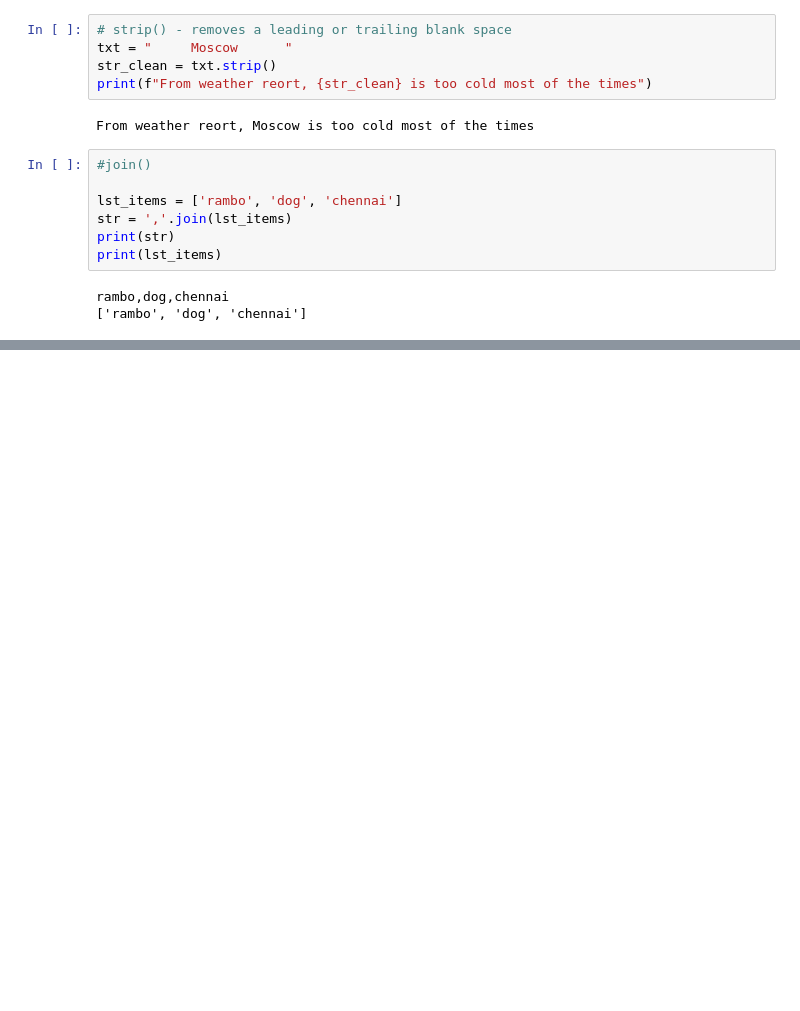
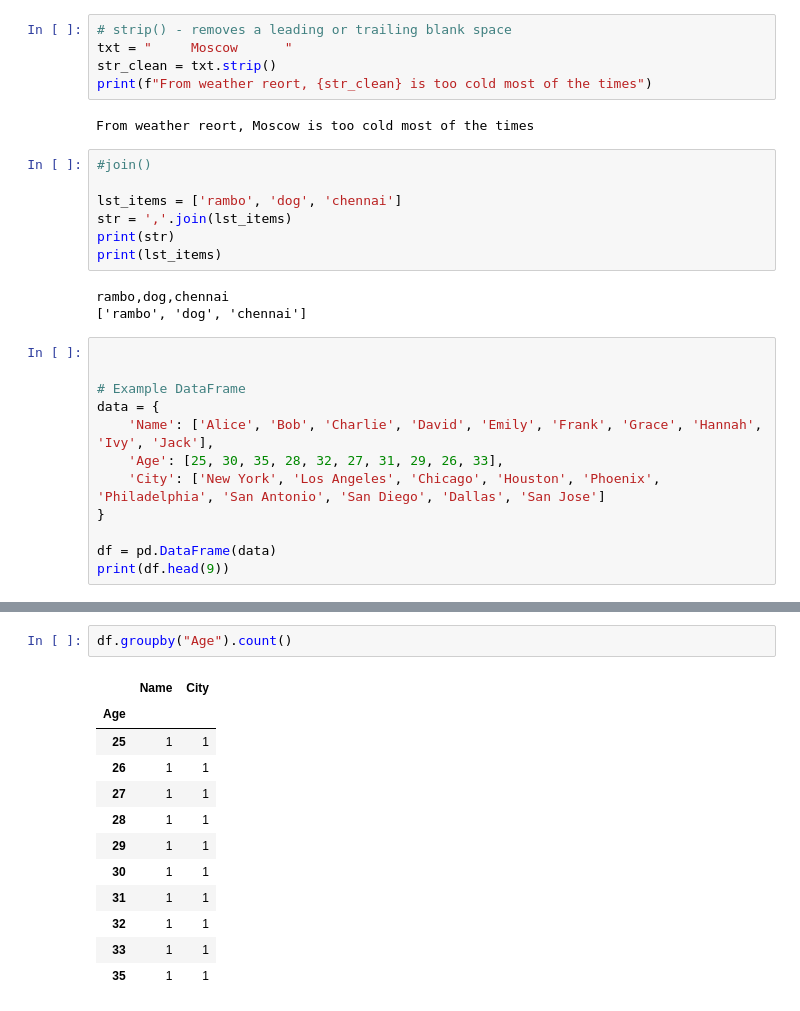
Before and after one commit to sivasamy1/data_analytics, a Jupyter notebook: CS1.ipynb, the cells around one changed output, grey strips where cells are left out. Drawn from its saved outputs; the diff is of its cells as text; blank space fills up the shorter version.

```diff
--- a/CS1.ipynb
+++ b/CS1.ipynb
@@ -161,3 +162,15 @@ print(lst_items)
 # %% [output]
 rambo,dog,chennai
 ['rambo', 'dog', 'chennai']
+# %%
+
+
+# Example DataFrame
+data = {
+    'Name': ['Alice', 'Bob', 'Charlie', 'David', 'Emily', 'Frank', 'Grace', 'Hannah', 'Ivy', 'Jack'],
+    'Age': [25, 30, 35, 28, 32, 27, 31, 29, 26, 33],
+    'City': ['New York', 'Los Angeles', 'Chicago', 'Houston', 'Phoenix', 'Philadelphia', 'San Antonio', 'San Diego', 'Dallas', 'San Jose']
+}
+
+df = pd.DataFrame(data)
+print(df.head(9))
@@ -163,0 +263,15 @@ rambo,dog,chennai
+# %%
+df.groupby("Age").count()
+# %% [output]
+|  | Name | City |
+| Age |  |  |
+| 25 | 1 | 1 |
+| 26 | 1 | 1 |
+| 27 | 1 | 1 |
+| 28 | 1 | 1 |
+| 29 | 1 | 1 |
+| 30 | 1 | 1 |
+| 31 | 1 | 1 |
+| 32 | 1 | 1 |
+| 33 | 1 | 1 |
+| 35 | 1 | 1 |
```
Also changed, not shown: parts of 23 cells of this notebook.
